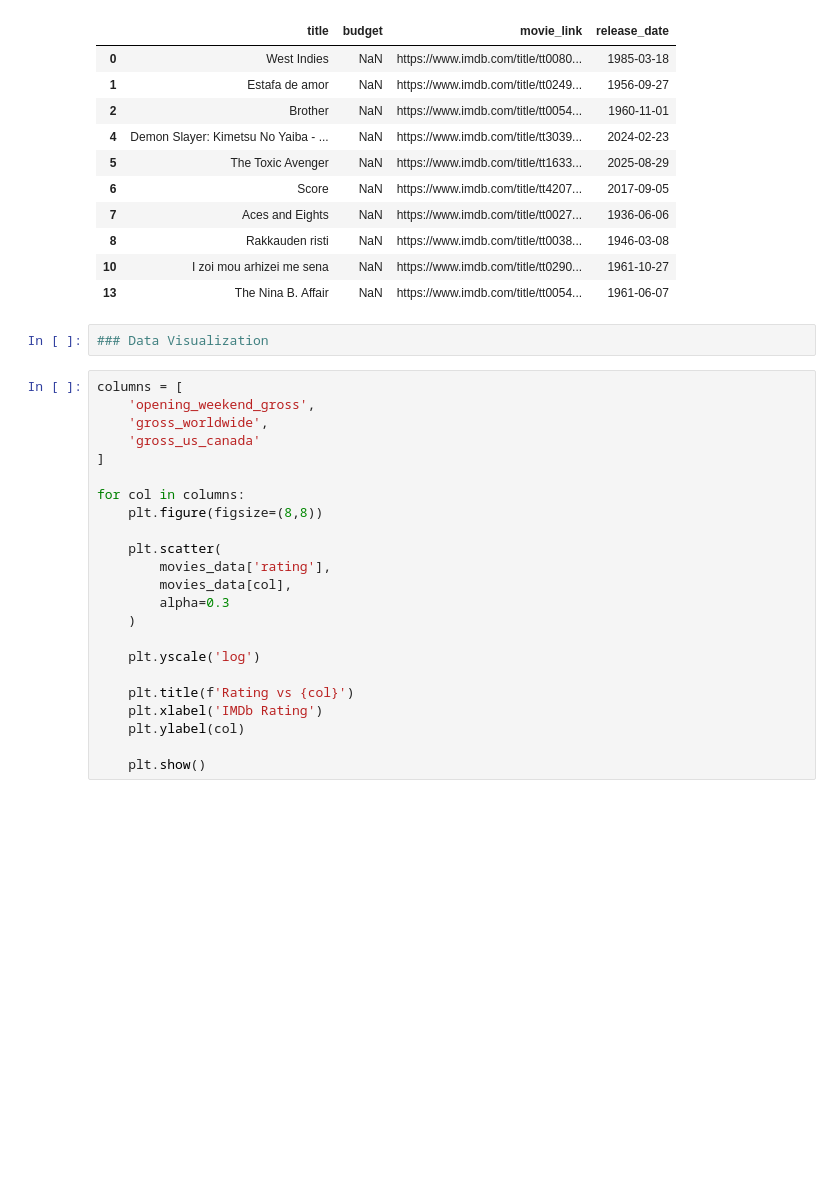
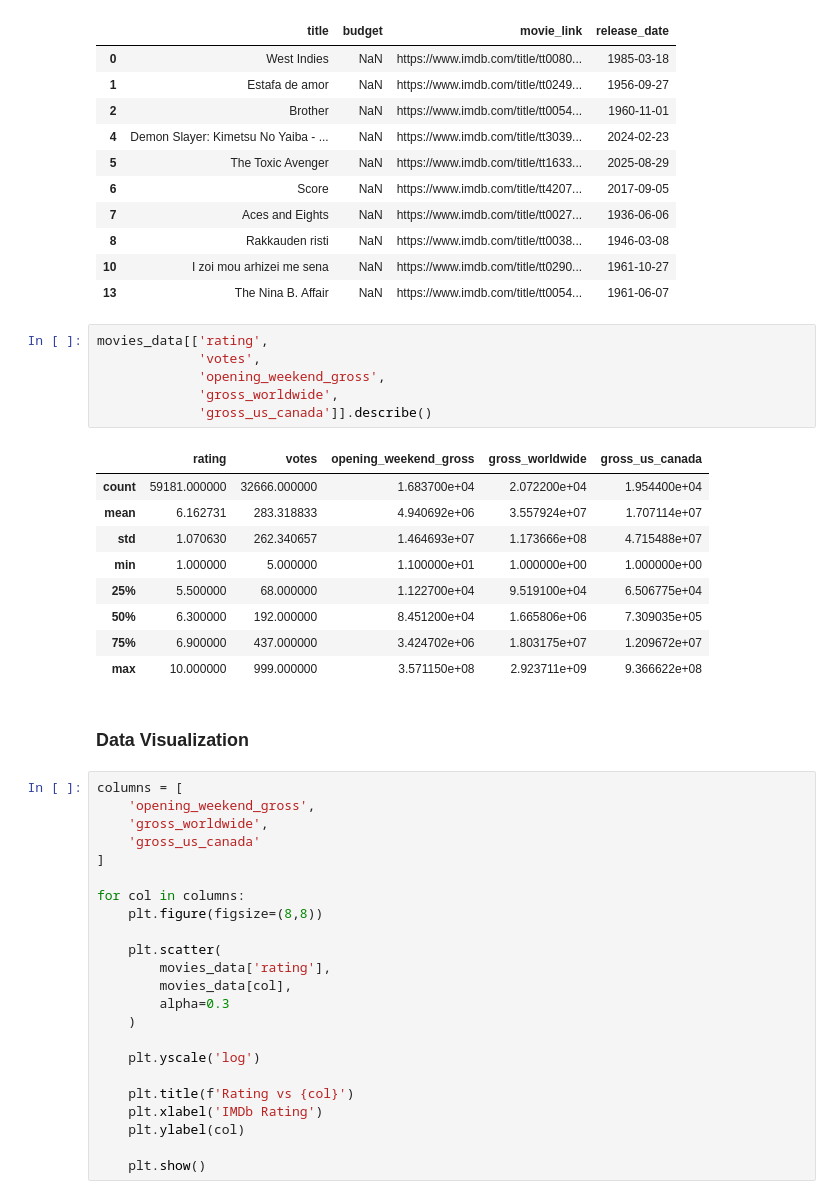
Before and after one commit to violina-www/data_science_26_project, a Jupyter notebook: Movies_Project.ipynb, the cells around one changed output. Saved outputs shown, nothing was run; the diff lists cells and outputs as text; blank space fills up the shorter version.

```diff
--- a/Movies_Project.ipynb
+++ b/Movies_Project.ipynb
@@ -262,8 +262,24 @@ movies_data[movies_data['budget'].isna()][['title', 'budget', 'movie_link', 'rel
 | 8 | Rakkauden risti | NaN | https://www.imdb.com/title/tt0038... | 1946-03-08 |
 | 10 | I zoi mou arhizei me sena | NaN | https://www.imdb.com/title/tt0290... | 1961-10-27 |
 | 13 | The Nina B. Affair | NaN | https://www.imdb.com/title/tt0054... | 1961-06-07 |
-# %%
-### Data Visualization
+# %%
+movies_data[['rating',
+             'votes',
+             'opening_weekend_gross',
+             'gross_worldwide',
+             'gross_us_canada']].describe()
+# %% [output]
+|  | rating | votes | opening_weekend_gross | gross_worldwide | gross_us_canada |
+| count | 59181.000000 | 32666.000000 | 1.683700e+04 | 2.072200e+04 | 1.954400e+04 |
+| mean | 6.162731 | 283.318833 | 4.940692e+06 | 3.557924e+07 | 1.707114e+07 |
+| std | 1.070630 | 262.340657 | 1.464693e+07 | 1.173666e+08 | 4.715488e+07 |
+| min | 1.000000 | 5.000000 | 1.100000e+01 | 1.000000e+00 | 1.000000e+00 |
+| 25% | 5.500000 | 68.000000 | 1.122700e+04 | 9.519100e+04 | 6.506775e+04 |
+| 50% | 6.300000 | 192.000000 | 8.451200e+04 | 1.665806e+06 | 7.309035e+05 |
+| 75% | 6.900000 | 437.000000 | 3.424702e+06 | 1.803175e+07 | 1.209672e+07 |
+| max | 10.000000 | 999.000000 | 3.571150e+08 | 2.923711e+09 | 9.366622e+08 |
+# %% [markdown]
+### Data Visualization
 # %%
 columns = [
     'opening_weekend_gross',
```
Also changed, not shown: parts of 5 cells of this notebook.
